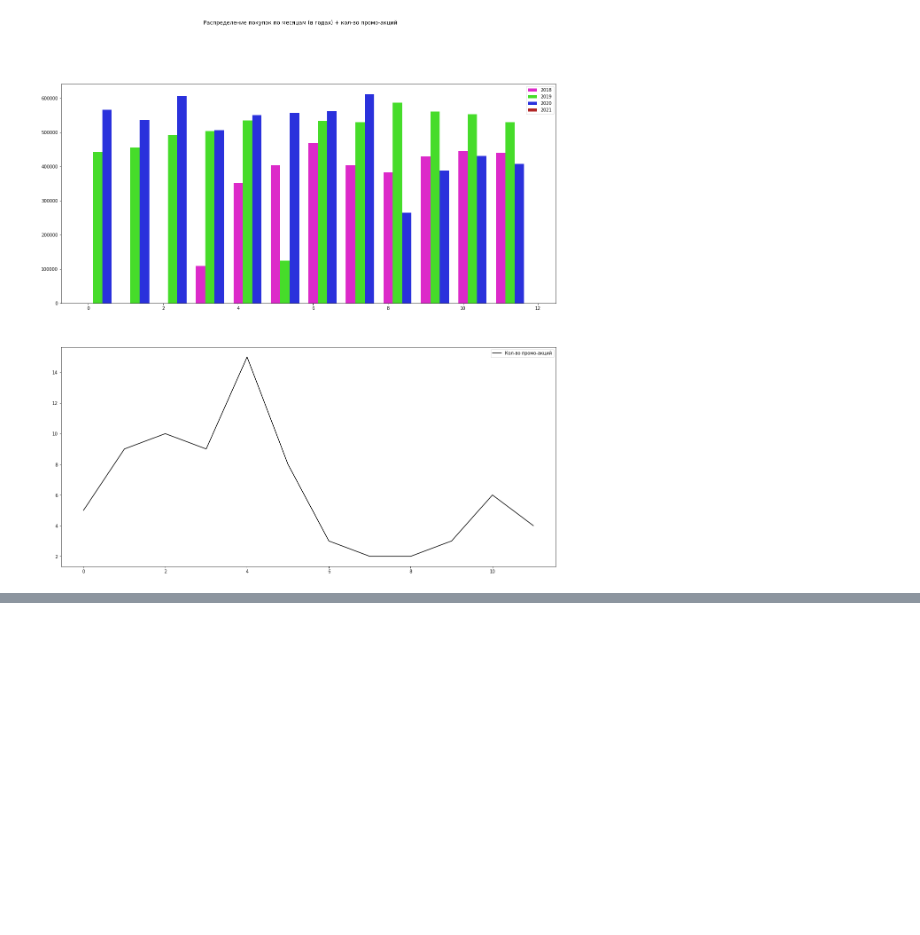
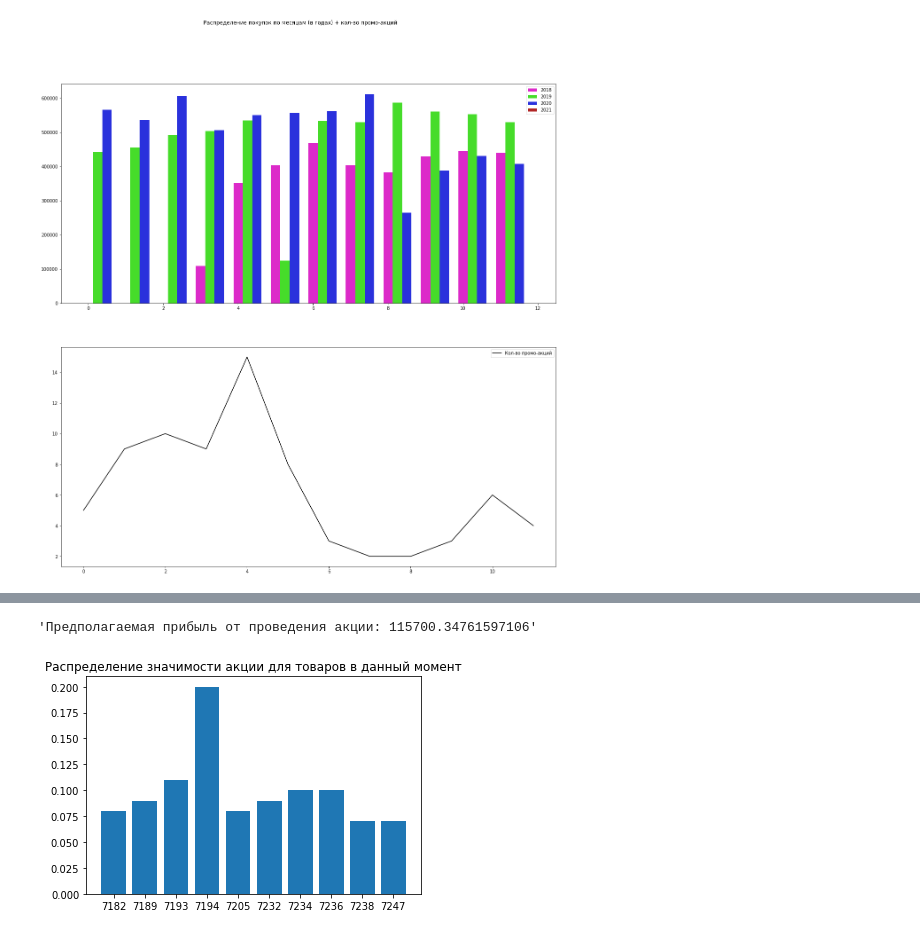
Before and after one commit to Ax0107/Hack.Genesis.Dantists, a Jupyter notebook: Попытки_осознания_данных.ipynb, the cells around one changed output, grey strips where cells are left out. Saved outputs shown, nothing was run; the diff lists cells and outputs as text; code cells hidden in the pictures; blank space fills up the shorter version.

```diff
--- a/Попытки_осознания_данных.ipynb
+++ b/Попытки_осознания_данных.ipynb
@@ -225,0 +176,15 @@ Index: []) 528925
+# %%
+month, day, product = 5, 1, '7182'
+f'Предполагаемая прибыль от проведения акции: {model.predict([month, day, product])}'
+# %% [output]
+'Предполагаемая прибыль от проведения акции: 115700.34761597106'
+# %%
+from scipy.special import softmax
+probas = np.array([model.predict([month, day, product]) for product in products])
+probas = [round(x,2) for x in softmax(probas/probas.max())]
+plt.title('Распределение значимости акции для товаров в данный момент')
+plt.bar(range(10), height=probas)
+plt.xticks(range(10), products)
+None
+# %% [output]
+[figure, added]
```
Also changed, not shown: parts of 8 cells of this notebook, 5 other files.
